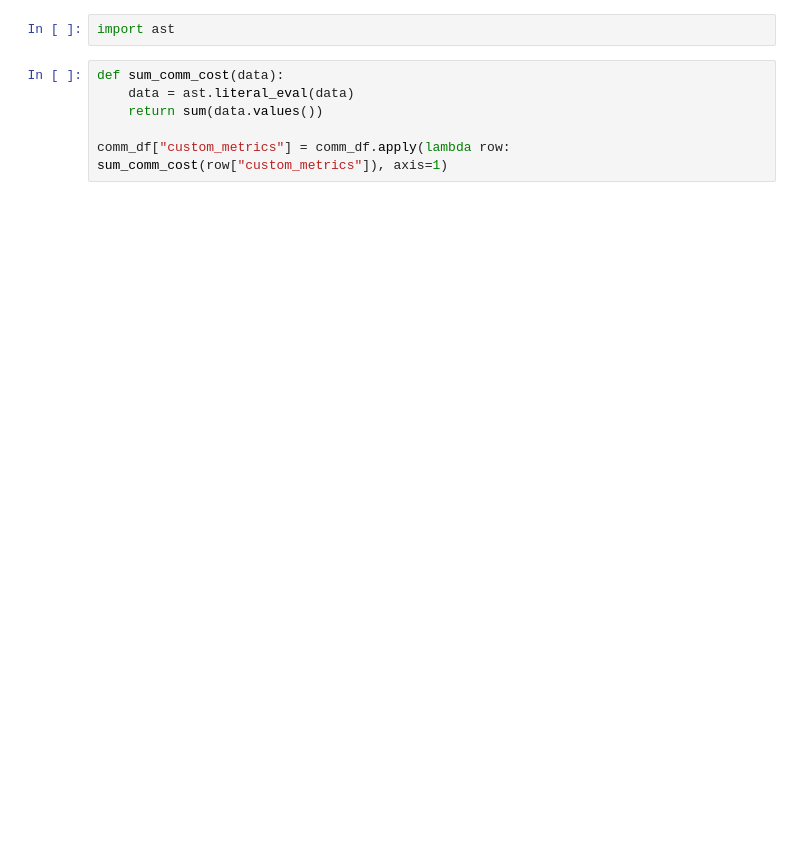
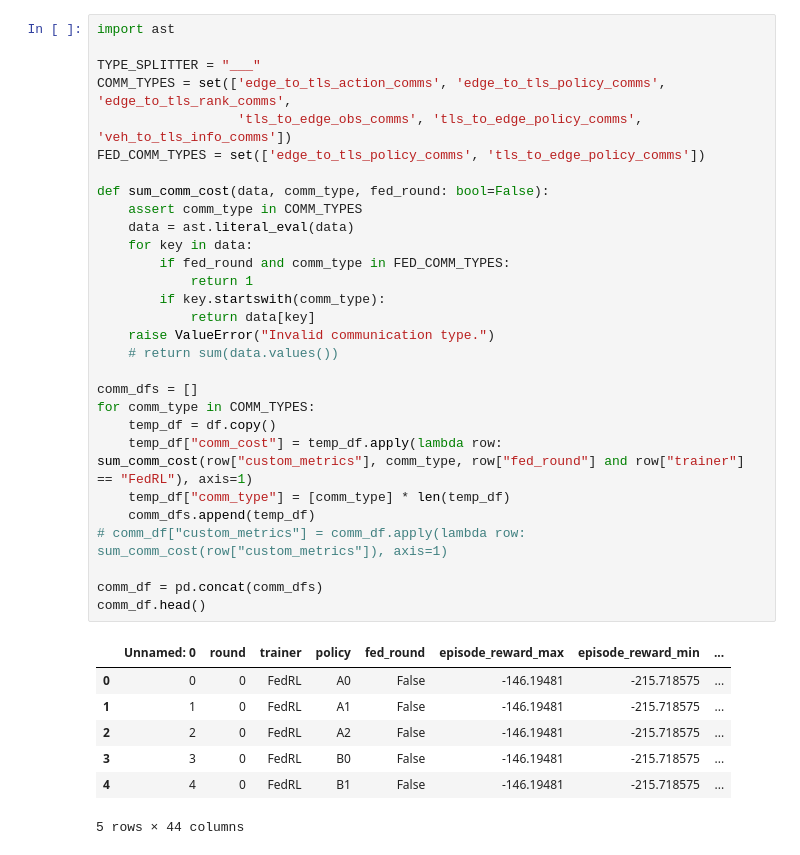
Before and after one commit to nathaniel-hudson/SUMO-FedRL, a Jupyter notebook: New Plotter.ipynb, the cells around one changed output. Drawn from its saved outputs; the diff is of its cells as text; blank space fills up the shorter version.

```diff
--- a/New Plotter.ipynb
+++ b/New Plotter.ipynb
@@ -104,9 +93,38 @@ comm_df.head()
-# %%
-import ast
-# %%
-def sum_comm_cost(data):
-    data = ast.literal_eval(data)
-    return sum(data.values())
-
-comm_df["custom_metrics"] = comm_df.apply(lambda row: sum_comm_cost(row["custom_metrics"]), axis=1)
+# %%
+import ast
+
+TYPE_SPLITTER = "___"
+COMM_TYPES = set(['edge_to_tls_action_comms', 'edge_to_tls_policy_comms', 'edge_to_tls_rank_comms',
+                  'tls_to_edge_obs_comms', 'tls_to_edge_policy_comms', 'veh_to_tls_info_comms'])
+FED_COMM_TYPES = set(['edge_to_tls_policy_comms', 'tls_to_edge_policy_comms'])
+
+def sum_comm_cost(data, comm_type, fed_round: bool=False):
+    assert comm_type in COMM_TYPES
+    data = ast.literal_eval(data)
+    for key in data:
+        if fed_round and comm_type in FED_COMM_TYPES:
+            return 1
+        if key.startswith(comm_type):
+            return data[key]
+    raise ValueError("Invalid communication type.")
+    # return sum(data.values())
+
+comm_dfs = []
+for comm_type in COMM_TYPES:
+    temp_df = df.copy()
+    temp_df["comm_cost"] = temp_df.apply(lambda row: sum_comm_cost(row["custom_metrics"], comm_type, row["fed_round"] and row["trainer"] == "FedRL"), axis=1)
+    temp_df["comm_type"] = [comm_type] * len(temp_df)
+    comm_dfs.append(temp_df)
+# comm_df["custom_metrics"] = comm_df.apply(lambda row: sum_comm_cost(row["custom_metrics"]), axis=1)
+
+comm_df = pd.concat(comm_dfs)
+comm_df.head()
+# %% [output]
+|  | Unnamed: 0 | round | trainer | policy | fed_round | episode_reward_max | episode_reward_min | ... |
+| 0 | 0 | 0 | FedRL | A0 | False | -146.19481 | -215.718575 | ... |
+| 1 | 1 | 0 | FedRL | A1 | False | -146.19481 | -215.718575 | ... |
+| 2 | 2 | 0 | FedRL | A2 | False | -146.19481 | -215.718575 | ... |
+| 3 | 3 | 0 | FedRL | B0 | False | -146.19481 | -215.718575 | ... |
+| 4 | 4 | 0 | FedRL | B1 | False | -146.19481 | -215.718575 | ... |
+5 rows × 44 columns
 # %%
```
Also changed, not shown: parts of 13 cells of this notebook, 15 other files.
